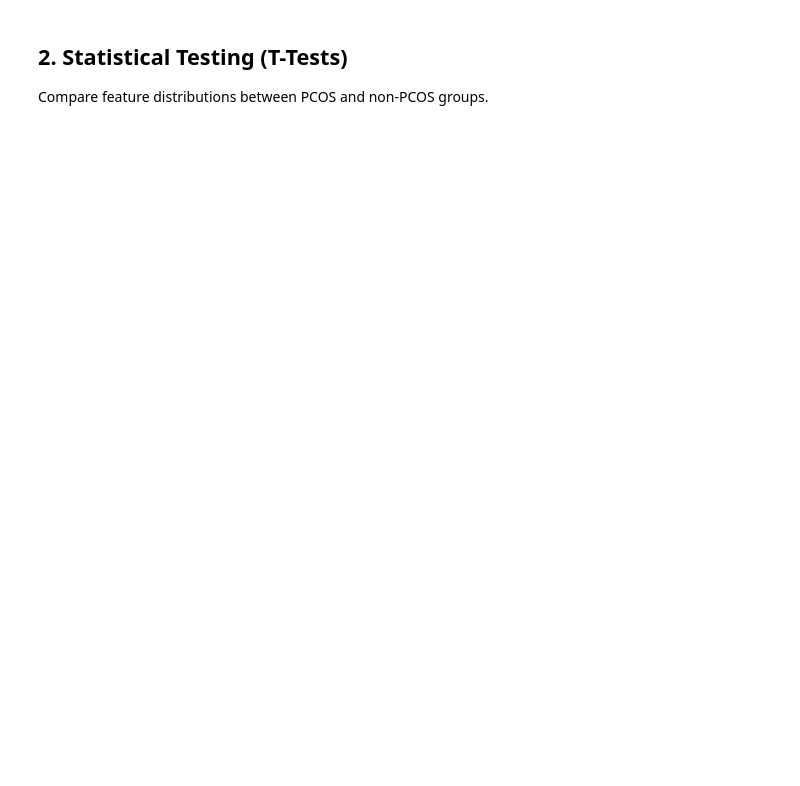
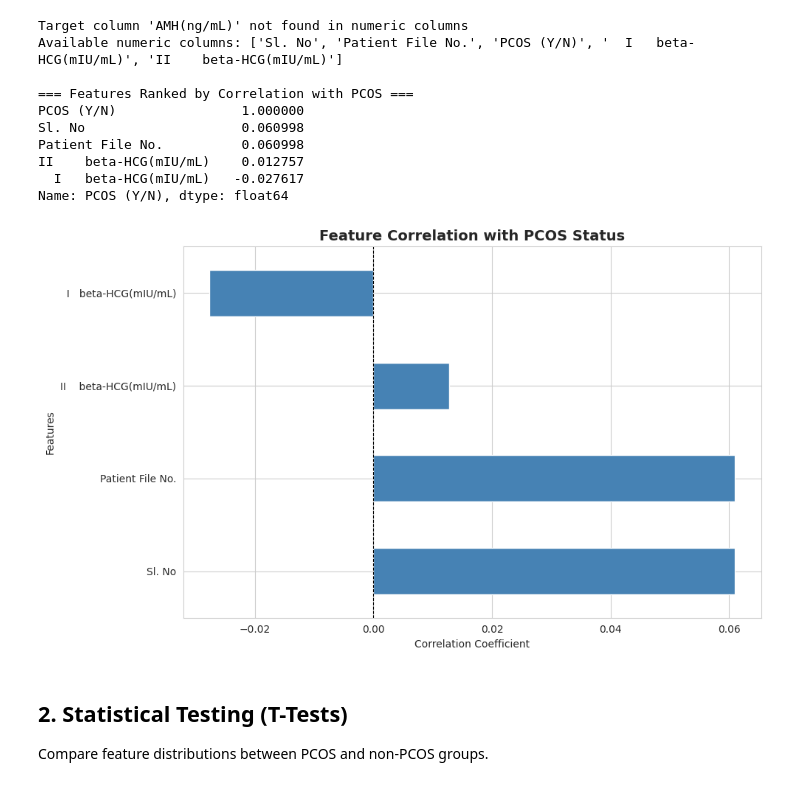
Before and after one commit to candpixie/pcos-informatics, a Jupyter notebook: notebook/02_feature_correlation_selection.ipynb, the cells around one changed output. Cells and saved outputs as stored; diff of their text form; code cells hidden in the pictures; blank space fills up the shorter version.

```diff
--- a/notebook/02_feature_correlation_selection.ipynb
+++ b/notebook/02_feature_correlation_selection.ipynb
@@ -69,19 +96,40 @@ print(f"\nUsing '{target_col}' as target variable")
 # %%
 # Sort features by correlation with PCOS status
-pcos_correlations = correlation_matrix[target_col].sort_values(ascending=False)
+# Make sure target column exists in our numeric dataframe
+if target_col in df_numeric.columns:
+    pcos_correlations = correlation_matrix[target_col].sort_values(ascending=False)
+else:
+    # If target not in numeric df, we need to handle it differently
+    print(f"Target column '{target_col}' not found in numeric columns")
+    print(f"Available numeric columns: {df_numeric.columns.tolist()}")
+    # Use the PCOS column directly
+    target_col = 'PCOS (Y/N)'  # or whatever your actual PCOS column is named
+    pcos_correlations = correlation_matrix[target_col].sort_values(ascending=False)
 
 print("\n=== Features Ranked by Correlation with PCOS ===")
 print(pcos_correlations)
 
-# Visualize
+# Visualize (excluding the target itself)
 plt.figure(figsize=(10, 6))
-pcos_correlations.drop(target_col).plot(kind='barh', color='steelblue')
+pcos_correlations.drop(target_col, errors='ignore').plot(kind='barh', color='steelblue')
 plt.title('Feature Correlation with PCOS Status', fontsize=14, fontweight='bold')
 plt.xlabel('Correlation Coefficient')
 plt.ylabel('Features')
 plt.axvline(x=0, color='black', linestyle='--', linewidth=0.8)
 plt.tight_layout()
 plt.show()
+# %% [output]
+Target column 'AMH(ng/mL)' not found in numeric columns
+Available numeric columns: ['Sl. No', 'Patient File No.', 'PCOS (Y/N)', '  I   beta-HCG(mIU/mL)', 'II    beta-HCG(mIU/mL)']
+
+=== Features Ranked by Correlation with PCOS ===
+PCOS (Y/N)                1.000000
+Sl. No                    0.060998
+Patient File No.          0.060998
+II    beta-HCG(mIU/mL)    0.012757
+  I   beta-HCG(mIU/mL)   -0.027617
+Name: PCOS (Y/N), dtype: float64
+[figure, added]
 # %% [markdown]
 ## 2. Statistical Testing (T-Tests)
 
```
Also changed, not shown: parts of 11 cells of this notebook.
